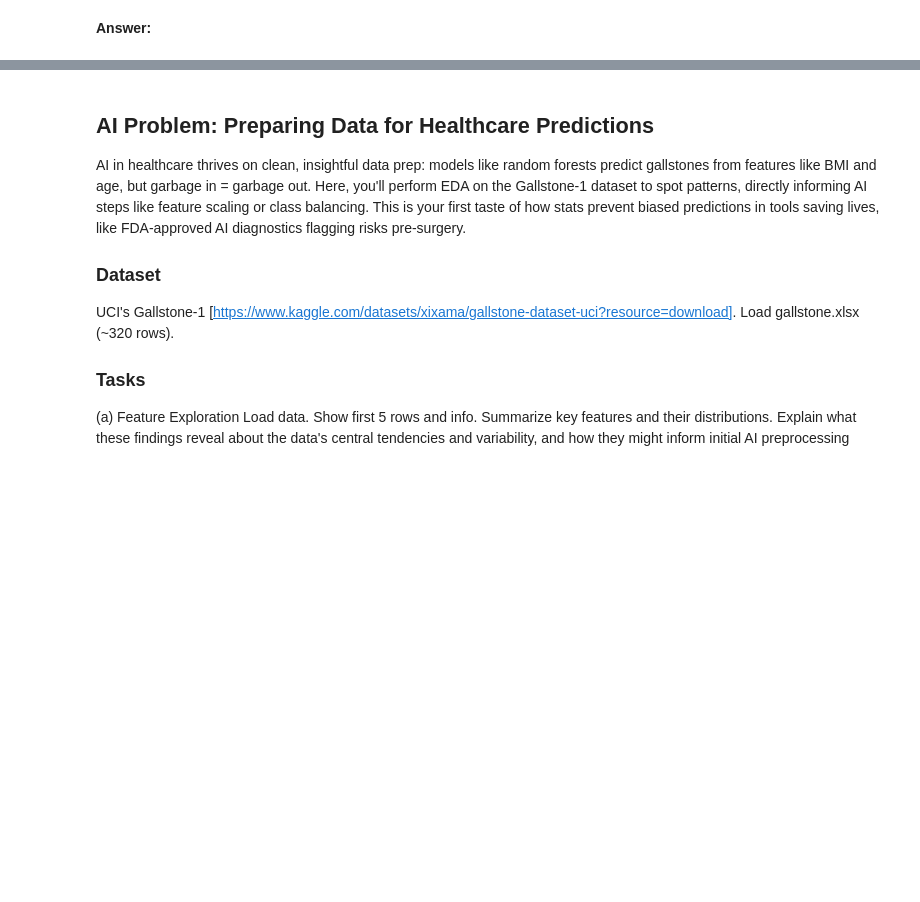
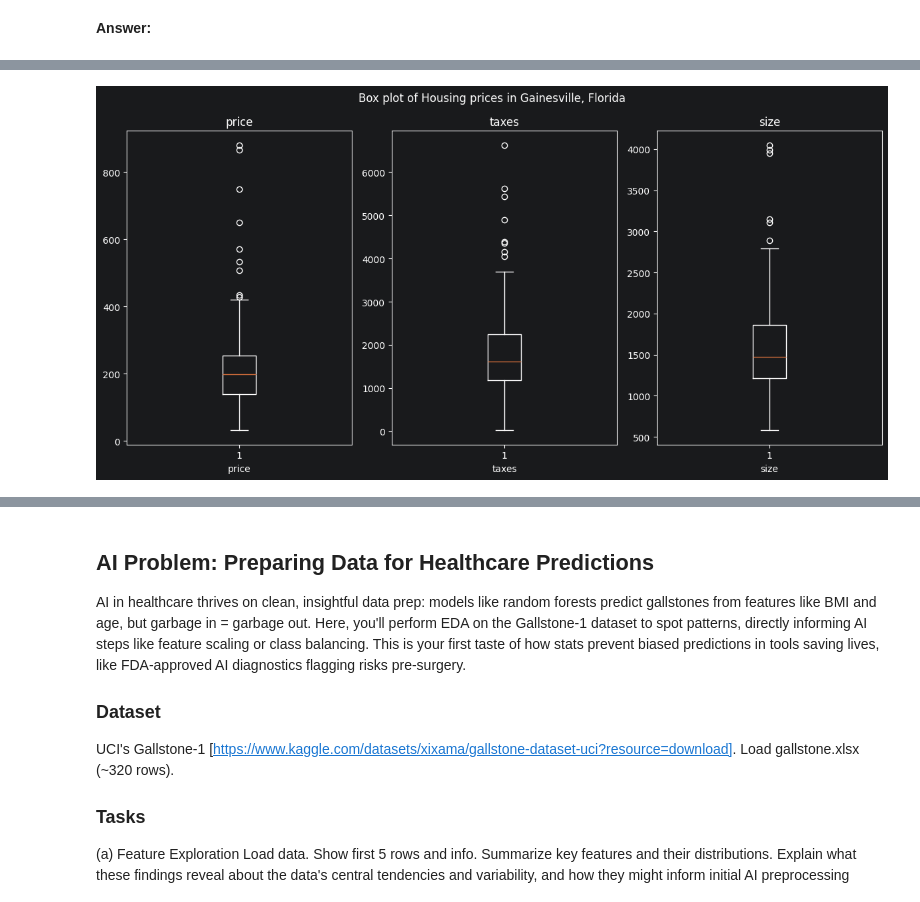
Before and after one commit to gunasekaran-pasupathy-research/Semester-1-MSAAI-500-Applied-Statistics, a Jupyter notebook: src/ch01/AAI_500_M1_Assignment.ipynb, the cells around one changed output, grey strips where cells are left out. Saved outputs shown, nothing was run; the diff lists cells and outputs as text; code cells hidden in the pictures; blank space fills up the shorter version.

```diff
--- a/src/ch01/AAI_500_M1_Assignment.ipynb
+++ b/src/ch01/AAI_500_M1_Assignment.ipynb
@@ -574,0 +719,18 @@ The `Houses` data file ([http://stat4ds.rwth-aachen.de/data/Houses.dat](http://s
+# %%
+#Assuming again that the ask if for the 'price' variable, but adding it for all continuous variables just in case
+
+continuous_columns =['price', 'taxes','size']
+
+gs = gridspec.GridSpec(1,3)
+fig = plt.figure(figsize=(12,6))
+fig.suptitle('Box plot of Housing prices in Gainesville, Florida')
+
+for i in range(0,3):
+    ax = fig.add_subplot(gs[i])
+    ax.set_xlabel(continuous_columns[i])
+    ax.set_title(continuous_columns[i])
+    ax.boxplot(df_house[continuous_columns[i]])
+
+fig.tight_layout()
+# %% [output]
+[figure, added]
```
Also changed, not shown: parts of 24 cells of this notebook, 1 other file.
